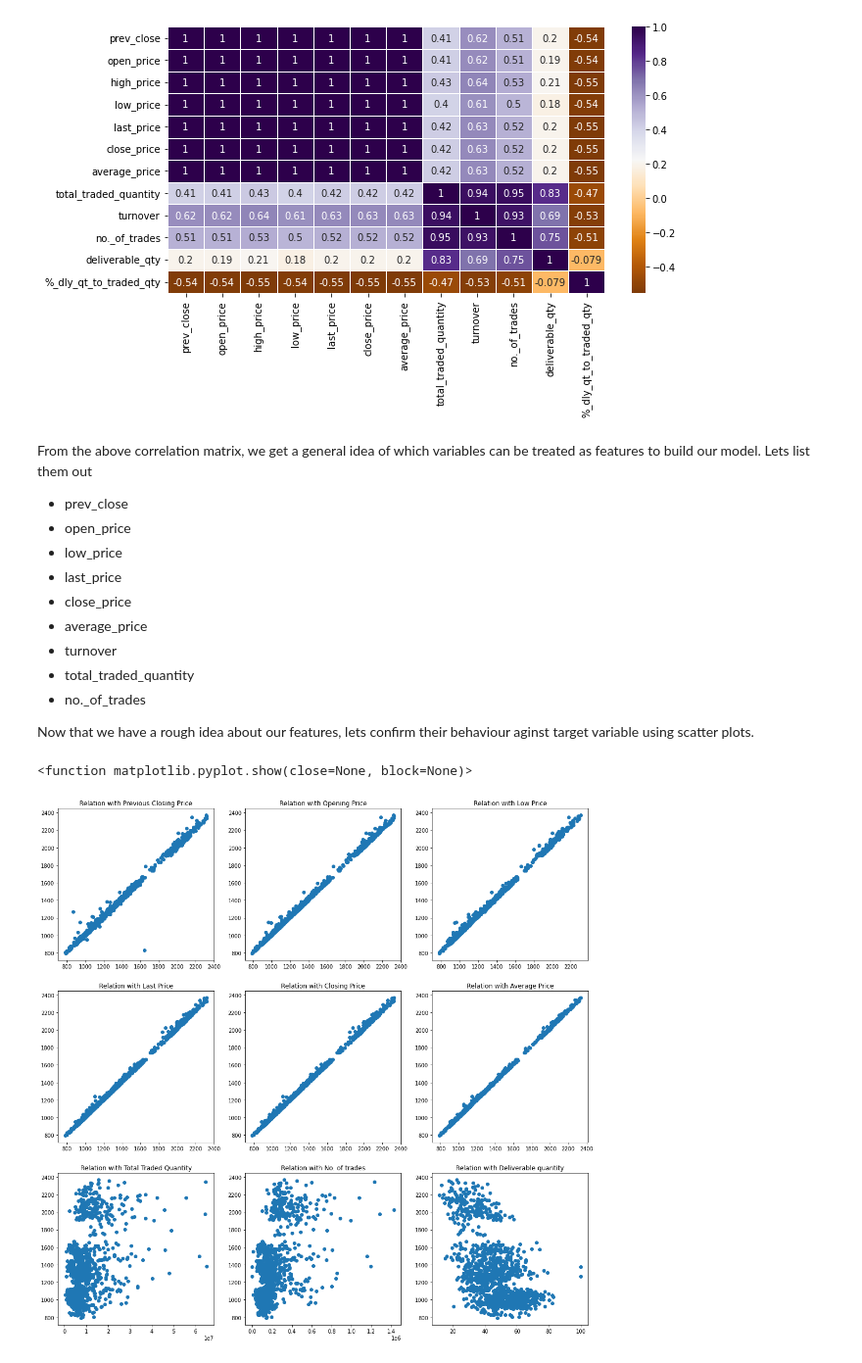
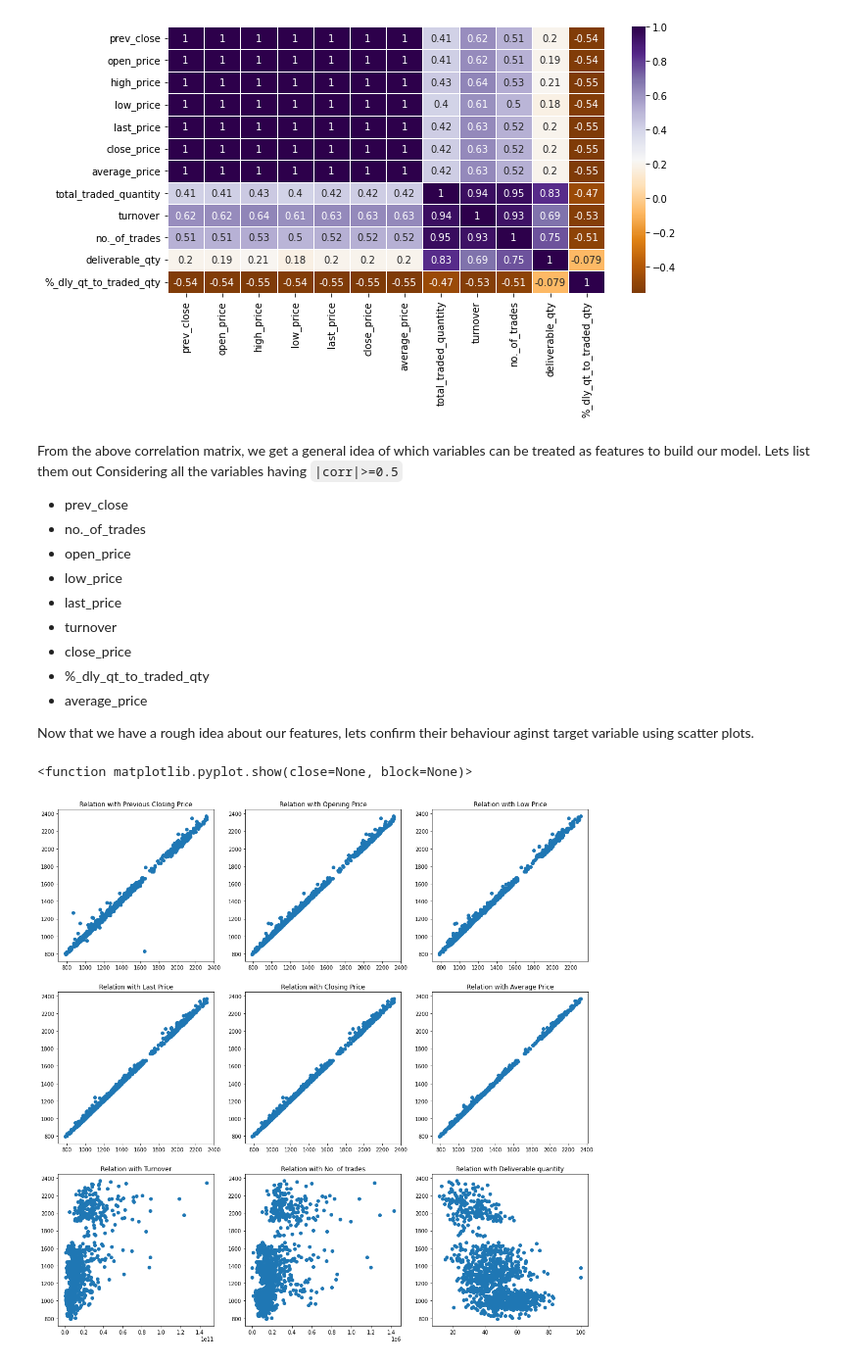
Before and after one commit to Raj-Pansuriya/Data_Science, a Jupyter notebook: linear_regression.ipynb, the cells around one changed output. Shown at 98% size. Saved outputs shown, nothing was run; the diff lists cells and outputs as text; code cells hidden in the pictures.

Commit message:
Rearranged graph lots

```diff
--- a/linear_regression.ipynb
+++ b/linear_regression.ipynb
@@ -129,60 +129,63 @@ plt.show
 [figure]
 # %% [markdown]
 From the above correlation matrix, we get a general idea of which variables can be treated as features to build our model. Lets list them out
+Considering all the variables having `|corr|>=0.5`
 
 - prev_close
+- no._of_trades
 - open_price
 - low_price
 - last_price
+- turnover
 - close_price
+- %_dly_qt_to_traded_qty
 - average_price
-- turnover
-- total_traded_quantity
-- no._of_trades
+
+
+
+
 
 Now that we have a rough idea about our features, lets confirm their behaviour aginst target variable using scatter plots.
 # %%
 plt.figure(figsize=(18,18))
 
 plt.subplot(3,3,1)
 plt.scatter(data.prev_close,data.high_price)
 plt.title('Relation with Previous Closing Price')
+
+plt.subplot(3,3,8)
+plt.scatter(data['no._of_trades'],data.high_price)
+plt.title('Relation with No. of trades')
 
 plt.subplot(3,3,2)
 plt.scatter(data.open_price,data.high_price)
 plt.title('Relation with Opening Price')
 
 plt.subplot(3,3,3)
 plt.scatter(data.low_price,data.high_price)
 plt.title('Relation with Low Price')
 
 plt.subplot(3,3,4)
 plt.scatter(data.last_price,data.high_price)
 plt.title('Relation with Last Price')
 
+plt.subplot(3,3,7)
+plt.scatter(data.turnover,data.high_price)
+plt.title('Relation with Turnover')
+
 plt.subplot(3,3,5)
 plt.scatter(data.close_price,data.high_price)
 plt.title('Relation with Closing Price')
+
+plt.subplot(3,3,9)
+plt.scatter(data['%_dly_qt_to_traded_qty'],data.high_price)
+plt.title('Relation with Deliverable quantity')
 
 plt.subplot(3,3,6)
 plt.scatter(data.average_price,data.high_price)
 plt.title('Relation with Average Price')
 
-plt.subplot(3,3,7)
-plt.scatter(data.total_traded_quantity,data.high_price)
-plt.title('Relation with Total Traded Quantity')
-
-
-plt.subplot(3,3,8)
-plt.scatter(data['no._of_trades'],data.high_price)
-plt.title('Relation with No. of trades')
-
-plt.subplot(3,3,9)
-plt.scatter(data['%_dly_qt_to_traded_qty'],data.high_price)
-plt.title('Relation with Deliverable quantity')
-
-
 plt.show
 # %% [output]
 <function matplotlib.pyplot.show(close=None, block=None)>
-[figure, old version]
+[figure, new version]
```
